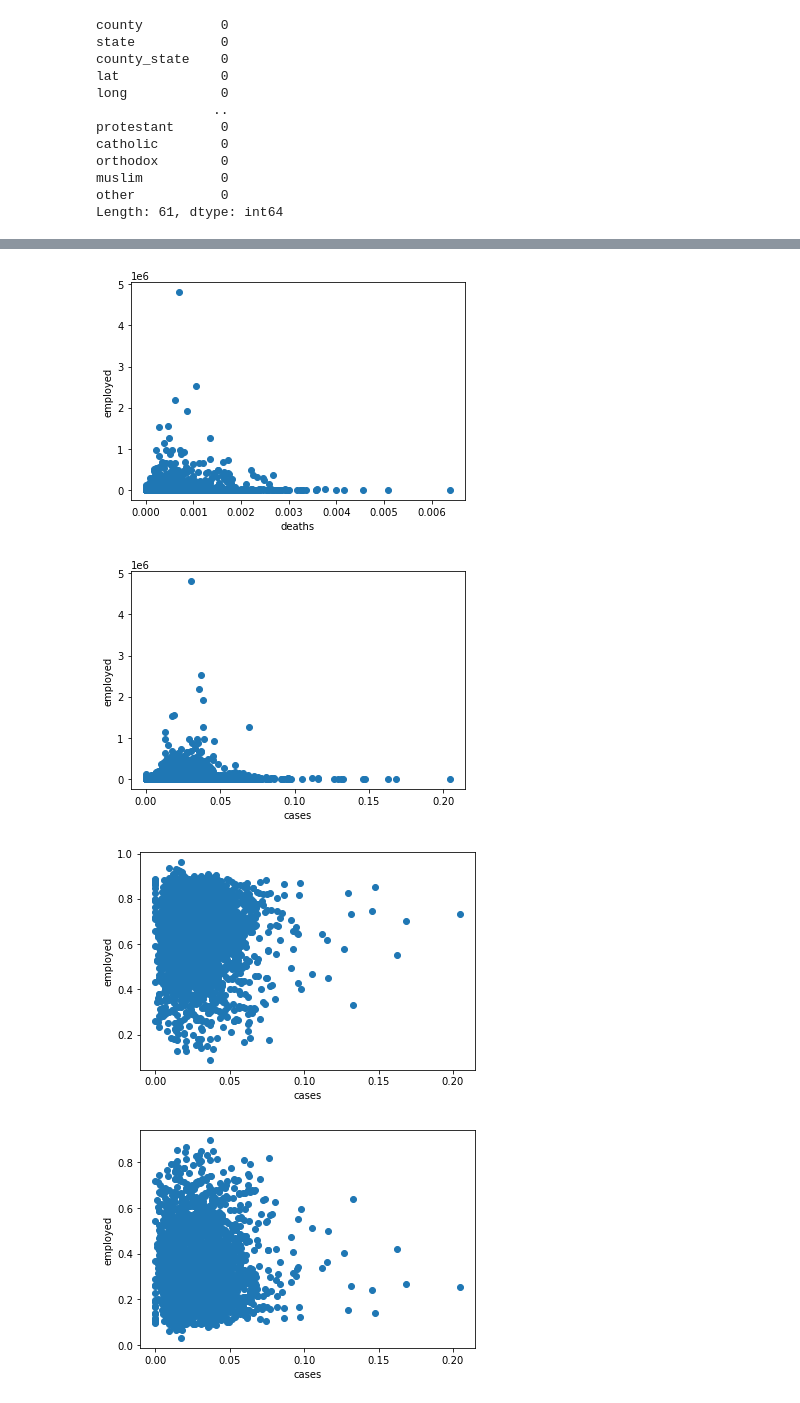
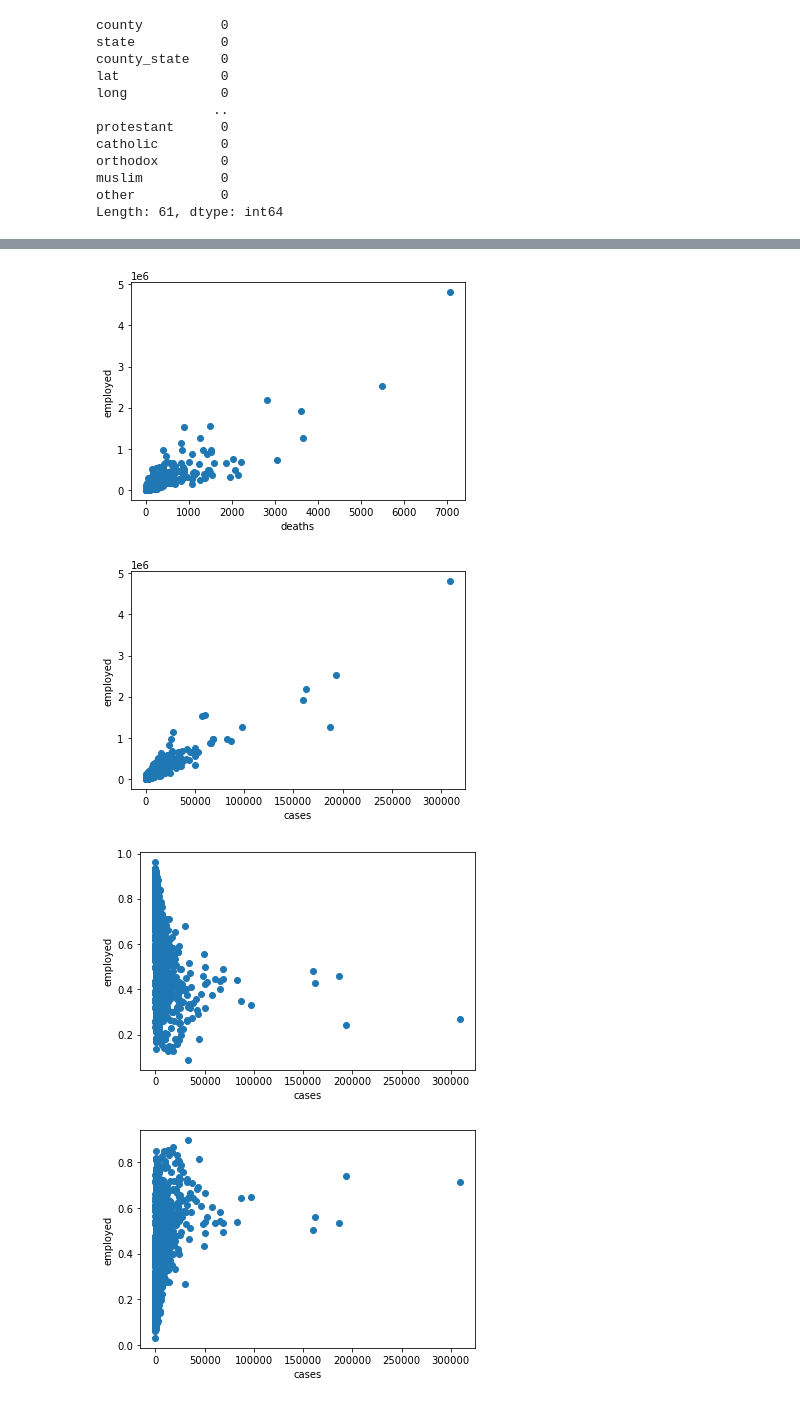
Before and after one commit to stephenanayashilliard/Covid_and_Politics, a Jupyter notebook: exploratory_analysis/exploratory_analysis_ml.ipynb, the cells around one changed output, grey strips where cells are left out. Cells and saved outputs as stored; diff of their text form; code cells hidden in the pictures.

```diff
--- a/exploratory_analysis/exploratory_analysis_ml.ipynb
+++ b/exploratory_analysis/exploratory_analysis_ml.ipynb
@@ -32,7 +32,3 @@ orthodox        0
 muslim          0
 other           0
 Length: 61, dtype: int64
-# %%
-# normalize cases by dividing into each counties total population
-df['normalized_cases'] = county_df['cases']/county_df['totalpop']
-df['normalized_cases'].head()
@@ -46,4 +34,0 @@ Name: normalized_cases, dtype: float64
-# %%
-# normalize deaths by dividing into each counties total population
-df['normalized_deaths'] = county_df['deaths']/county_df['totalpop']
-df['normalized_deaths'].head()
@@ -89,32 +67,32 @@ plt.show()
 # %%
 # identify relationships
-plt.scatter(df.normalized_deaths, df.employed)
+plt.scatter(df.deaths, df.employed)
 plt.xlabel('deaths')
 plt.ylabel('employed')
 plt.show()
 # %% [output]
-[figure, old version]
+[figure, new version]
 # %%
 # identify relationships
-plt.scatter(df.normalized_cases, df.employed)
+plt.scatter(df.cases, df.employed)
 plt.xlabel('cases')
 plt.ylabel('employed')
 plt.show()
 # %% [output]
-[figure, old version]
+[figure, new version]
 # %%
 # identify relationships
-plt.scatter(df.normalized_cases, df.percentage20_donald_trump)
+plt.scatter(df.cases, df.percentage20_donald_trump)
 plt.xlabel('cases')
 plt.ylabel('employed')
 plt.show()
 # %% [output]
-[figure, old version]
+[figure, new version]
 # %%
 # identify relationships
-plt.scatter(df.normalized_cases, df.percentage20_joe_biden)
+plt.scatter(df.cases, df.percentage20_joe_biden)
 plt.xlabel('cases')
 plt.ylabel('employed')
 plt.show()
 # %% [output]
-[figure, old version]
+[figure, new version]
```
Also changed, not shown: parts of 8 cells of this notebook, 1 other file.
